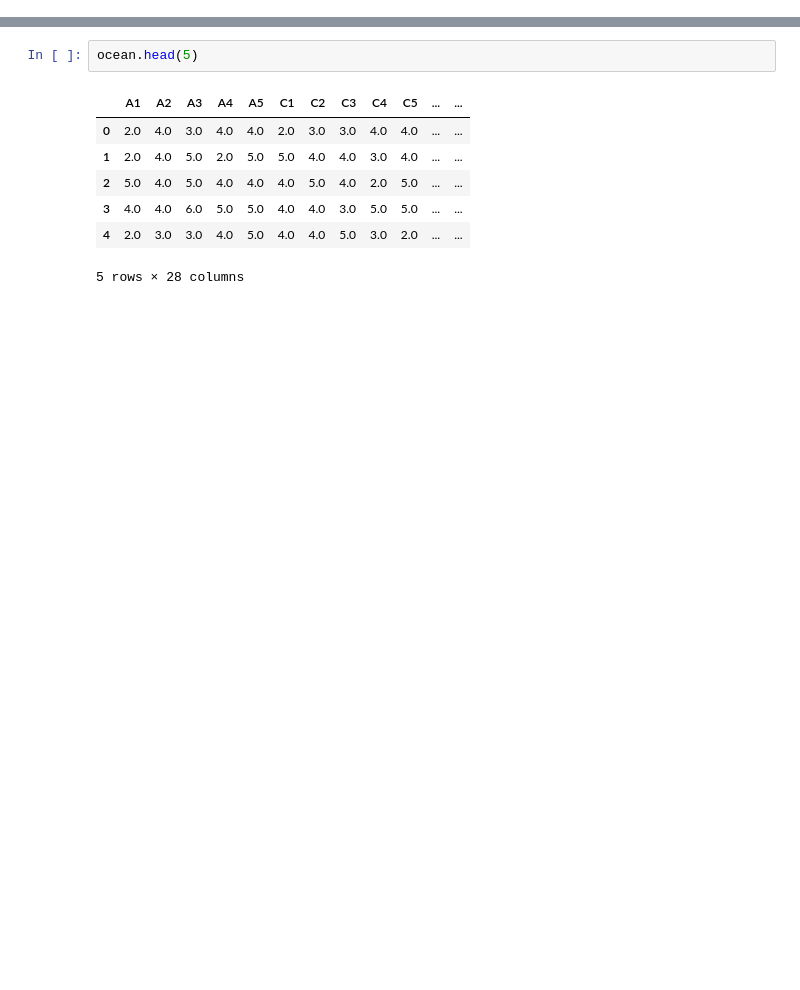
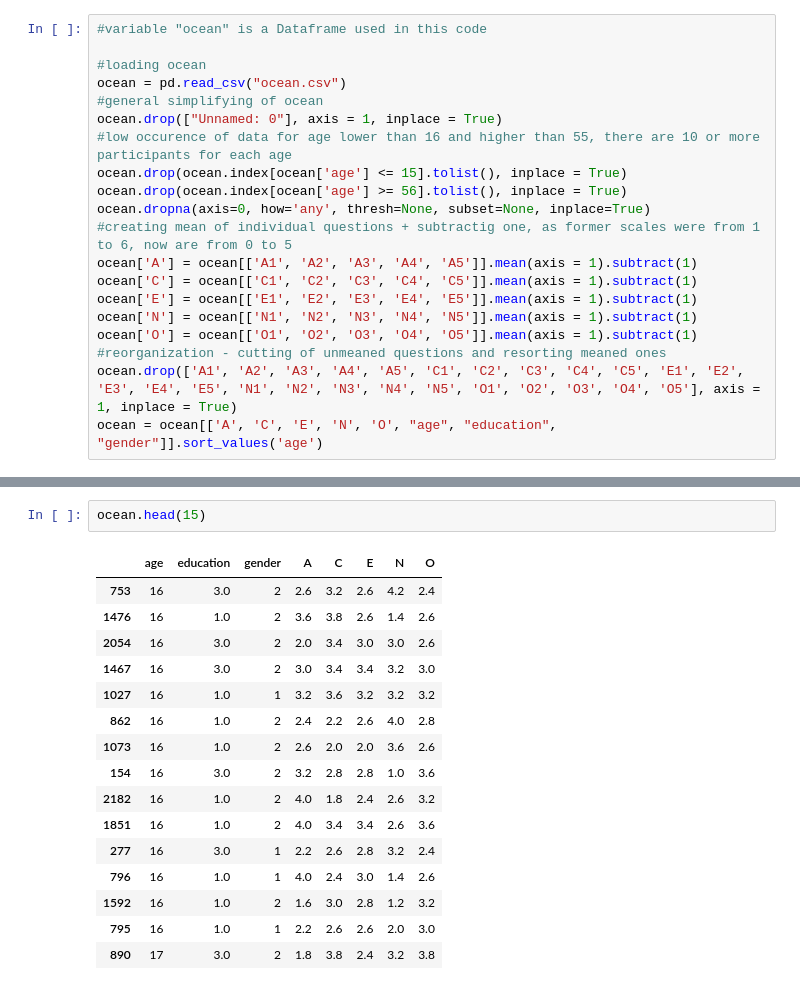
Before and after one commit to Wourly/OCEAN, a Jupyter notebook: main.ipynb, the cells around one changed output, grey strips where cells are left out. Drawn from its saved outputs; the diff is of its cells as text; blank space fills up the shorter version.

```diff
--- a/main.ipynb
+++ b/main.ipynb
@@ -6,0 +9,20 @@ ocean.drop(["Unnamed: 0"], axis = 1, inplace = True)
+# %%
+#variable "ocean" is a Dataframe used in this code
+
+#loading ocean
+ocean = pd.read_csv("ocean.csv")
+#general simplifying of ocean
+ocean.drop(["Unnamed: 0"], axis = 1, inplace = True)
+#low occurence of data for age lower than 16 and higher than 55, there are 10 or more participants for each age
+ocean.drop(ocean.index[ocean['age'] <= 15].tolist(), inplace = True)
+ocean.drop(ocean.index[ocean['age'] >= 56].tolist(), inplace = True)
+ocean.dropna(axis=0, how='any', thresh=None, subset=None, inplace=True)
+#creating mean of individual questions + subtractig one, as former scales were from 1 to 6, now are from 0 to 5
+ocean['A'] = ocean[['A1', 'A2', 'A3', 'A4', 'A5']].mean(axis = 1).subtract(1)
+ocean['C'] = ocean[['C1', 'C2', 'C3', 'C4', 'C5']].mean(axis = 1).subtract(1)
+ocean['E'] = ocean[['E1', 'E2', 'E3', 'E4', 'E5']].mean(axis = 1).subtract(1)
+ocean['N'] = ocean[['N1', 'N2', 'N3', 'N4', 'N5']].mean(axis = 1).subtract(1)
+ocean['O'] = ocean[['O1', 'O2', 'O3', 'O4', 'O5']].mean(axis = 1).subtract(1)
+#reorganization - cutting of unmeaned questions and resorting meaned ones
+ocean.drop(['A1', 'A2', 'A3', 'A4', 'A5', 'C1', 'C2', 'C3', 'C4', 'C5', 'E1', 'E2', 'E3', 'E4', 'E5', 'N1', 'N2', 'N3', 'N4', 'N5', 'O1', 'O2', 'O3', 'O4', 'O5'], axis = 1, inplace = True)
+ocean = ocean[['A', 'C', 'E', 'N', 'O', "age", "education", "gender"]].sort_values('age')
@@ -7,10 +153,19 @@ ocean.drop(["Unnamed: 0"], axis = 1, inplace = True)
 # %%
-ocean.head(5)
+ocean.head(15)
 # %% [output]
-|  | A1 | A2 | A3 | A4 | A5 | C1 | C2 | C3 | C4 | C5 | ... | ... |
-| 0 | 2.0 | 4.0 | 3.0 | 4.0 | 4.0 | 2.0 | 3.0 | 3.0 | 4.0 | 4.0 | ... | ... |
-| 1 | 2.0 | 4.0 | 5.0 | 2.0 | 5.0 | 5.0 | 4.0 | 4.0 | 3.0 | 4.0 | ... | ... |
-| 2 | 5.0 | 4.0 | 5.0 | 4.0 | 4.0 | 4.0 | 5.0 | 4.0 | 2.0 | 5.0 | ... | ... |
-| 3 | 4.0 | 4.0 | 6.0 | 5.0 | 5.0 | 4.0 | 4.0 | 3.0 | 5.0 | 5.0 | ... | ... |
-| 4 | 2.0 | 3.0 | 3.0 | 4.0 | 5.0 | 4.0 | 4.0 | 5.0 | 3.0 | 2.0 | ... | ... |
+|  | age | education | gender | A | C | E | N | O |
+| 753 | 16 | 3.0 | 2 | 2.6 | 3.2 | 2.6 | 4.2 | 2.4 |
+| 1476 | 16 | 1.0 | 2 | 3.6 | 3.8 | 2.6 | 1.4 | 2.6 |
+| 2054 | 16 | 3.0 | 2 | 2.0 | 3.4 | 3.0 | 3.0 | 2.6 |
+| 1467 | 16 | 3.0 | 2 | 3.0 | 3.4 | 3.4 | 3.2 | 3.0 |
+| 1027 | 16 | 1.0 | 1 | 3.2 | 3.6 | 3.2 | 3.2 | 3.2 |
+| 862 | 16 | 1.0 | 2 | 2.4 | 2.2 | 2.6 | 4.0 | 2.8 |
+| 1073 | 16 | 1.0 | 2 | 2.6 | 2.0 | 2.0 | 3.6 | 2.6 |
+| 154 | 16 | 3.0 | 2 | 3.2 | 2.8 | 2.8 | 1.0 | 3.6 |
+| 2182 | 16 | 1.0 | 2 | 4.0 | 1.8 | 2.4 | 2.6 | 3.2 |
+| 1851 | 16 | 1.0 | 2 | 4.0 | 3.4 | 3.4 | 2.6 | 3.6 |
+| 277 | 16 | 3.0 | 1 | 2.2 | 2.6 | 2.8 | 3.2 | 2.4 |
+| 796 | 16 | 1.0 | 1 | 4.0 | 2.4 | 3.0 | 1.4 | 2.6 |
+| 1592 | 16 | 1.0 | 2 | 1.6 | 3.0 | 2.8 | 1.2 | 3.2 |
+| 795 | 16 | 1.0 | 1 | 2.2 | 2.6 | 2.6 | 2.0 | 3.0 |
+| 890 | 17 | 3.0 | 2 | 1.8 | 3.8 | 2.4 | 3.2 | 3.8 |
-5 rows × 28 columns
```
Also changed, not shown: parts of 20 cells of this notebook.
